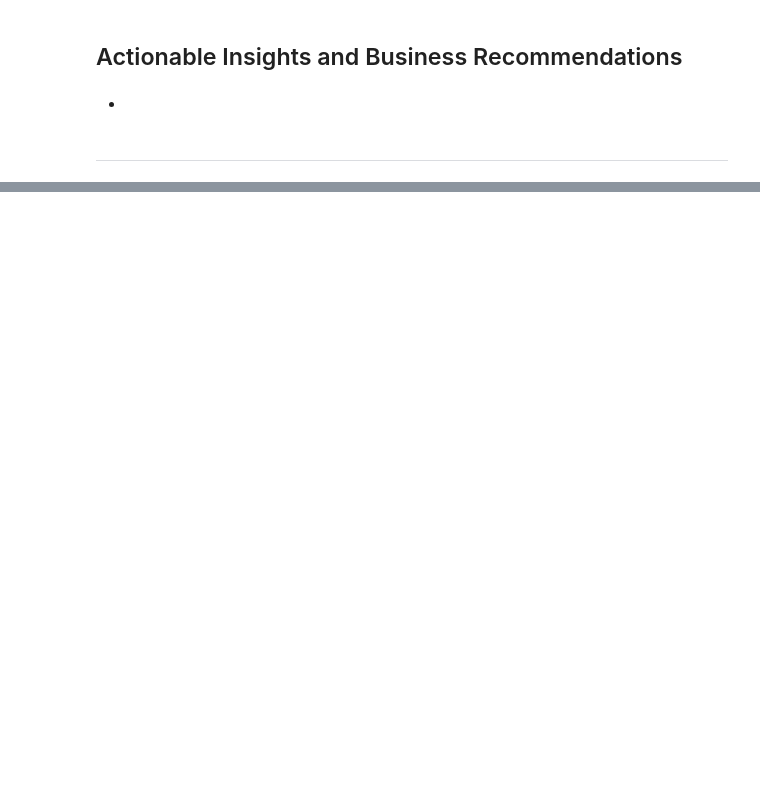
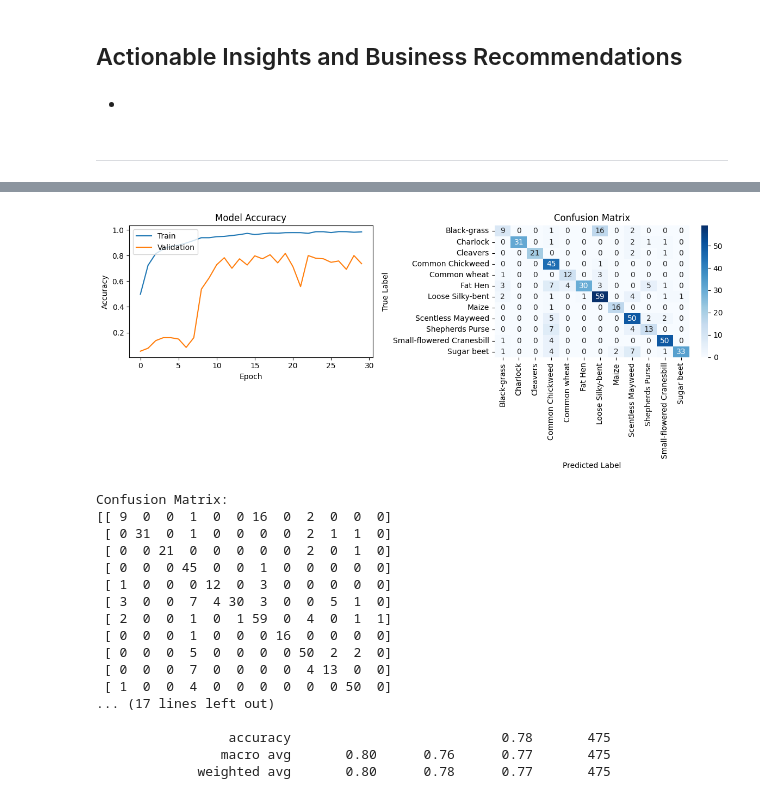
Before and after one commit to lweatherford99/AIML-Projects, a Jupyter notebook: High_Code_Plant_Seedling_ClassificationTF.ipynb, the cells around one changed output, grey strips where cells are left out. Drawn from its saved outputs; the diff is of its cells as text; code cells hidden in the pictures; blank space fills up the shorter version.

```diff
--- a/High_Code_Plant_Seedling_ClassificationTF.ipynb
+++ b/High_Code_Plant_Seedling_ClassificationTF.ipynb
@@ -342,15 +341,0 @@ As the size of the images is large, it may be computationally expensive to train
-# %%
-import cv2
-
-# Function to resize images to 64x64
-def resize_images(images, size=(64, 64)):
-    resized_images = np.array([cv2.resize(image, size, interpolation=cv2.INTER_AREA) for image in images])
-    return resized_images
-
-# Resize the images to 64x64
-train_images = resize_images(train_images)
-val_images = resize_images(val_images)
-test_images = resize_images(test_images)
-
-# Verify the new size of the images
-train_images.shape, val_images.shape, test_images.shape
@@ -632,0 +801,6 @@ _____
+# %%
+# Get the class names from the LabelBinarizer instance
+class_names = enc.classes_
+# %%
+evaluate_model_performance(model3, history_3, X_test_normalized, y_test_encoded, class_names)
+# %% [output]
@@ -632,0 +810,18 @@ _____
+[figure, added]
+Confusion Matrix:
+[[ 9  0  0  1  0  0 16  0  2  0  0  0]
+ [ 0 31  0  1  0  0  0  0  2  1  1  0]
+ [ 0  0 21  0  0  0  0  0  2  0  1  0]
+ [ 0  0  0 45  0  0  1  0  0  0  0  0]
+ [ 1  0  0  0 12  0  3  0  0  0  0  0]
+ [ 3  0  0  7  4 30  3  0  0  5  1  0]
+ [ 2  0  0  1  0  1 59  0  4  0  1  1]
+ [ 0  0  0  1  0  0  0 16  0  0  0  0]
+ [ 0  0  0  5  0  0  0  0 50  2  2  0]
+ [ 0  0  0  7  0  0  0  0  4 13  0  0]
+ [ 1  0  0  4  0  0  0  0  0  0 50  0]
+... (17 lines left out)
+
+                 accuracy                           0.78       475
+                macro avg       0.80      0.76      0.77       475
+             weighted avg       0.80      0.78      0.77       475
```
Also changed, not shown: parts of 18 cells of this notebook.
